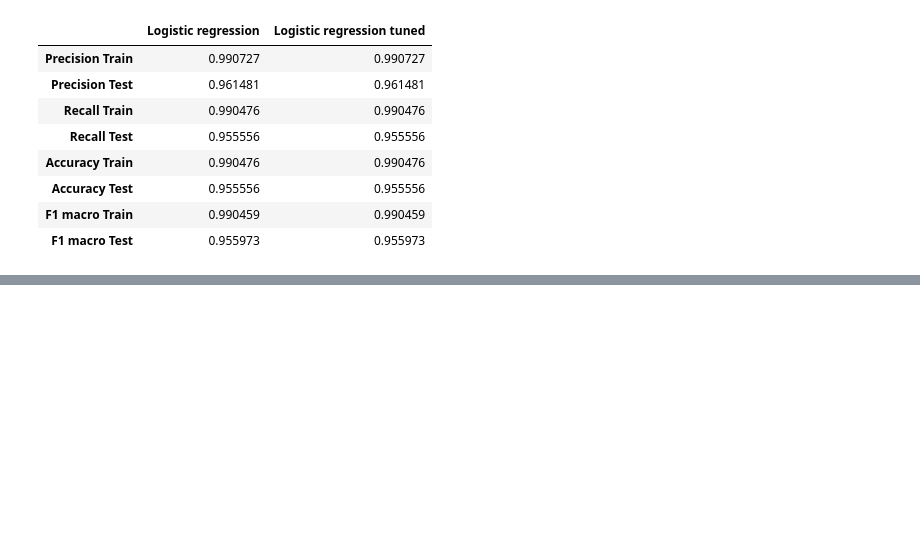
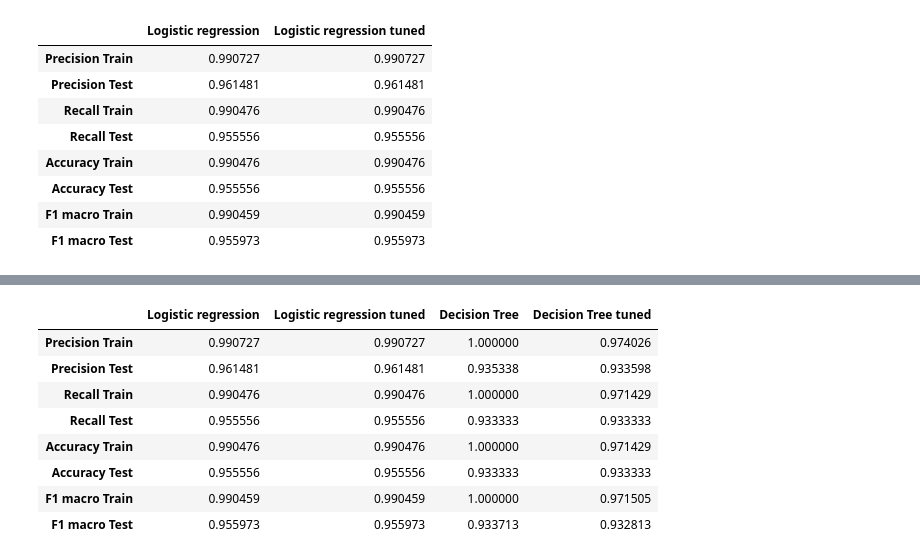
Before and after one commit to Aditya-Patil15604/iris-flower, a Jupyter notebook: iris_prediction.ipynb, the cells around one changed output, grey strips where cells are left out. Cells and saved outputs as stored; diff of their text form; code cells hidden in the pictures; blank space fills up the shorter version.

```diff
--- a/iris_prediction.ipynb
+++ b/iris_prediction.ipynb
@@ -479,0 +575,15 @@ score
+# %%
+score['Decision Tree tuned'] = dt2_score
+# %%
+# Updated Evaluation metric Score Chart
+score
+# %% [output]
+|  | Logistic regression | Logistic regression tuned | Decision Tree | Decision Tree tuned |
+| Precision Train | 0.990727 | 0.990727 | 1.000000 | 0.974026 |
+| Precision Test | 0.961481 | 0.961481 | 0.935338 | 0.933598 |
+| Recall Train | 0.990476 | 0.990476 | 1.000000 | 0.971429 |
+| Recall Test | 0.955556 | 0.955556 | 0.933333 | 0.933333 |
+| Accuracy Train | 0.990476 | 0.990476 | 1.000000 | 0.971429 |
+| Accuracy Test | 0.955556 | 0.955556 | 0.933333 | 0.933333 |
+| F1 macro Train | 0.990459 | 0.990459 | 1.000000 | 0.971505 |
+| F1 macro Test | 0.955973 | 0.955973 | 0.933713 | 0.932813 |
```
Also changed, not shown: parts of 6 cells of this notebook.
